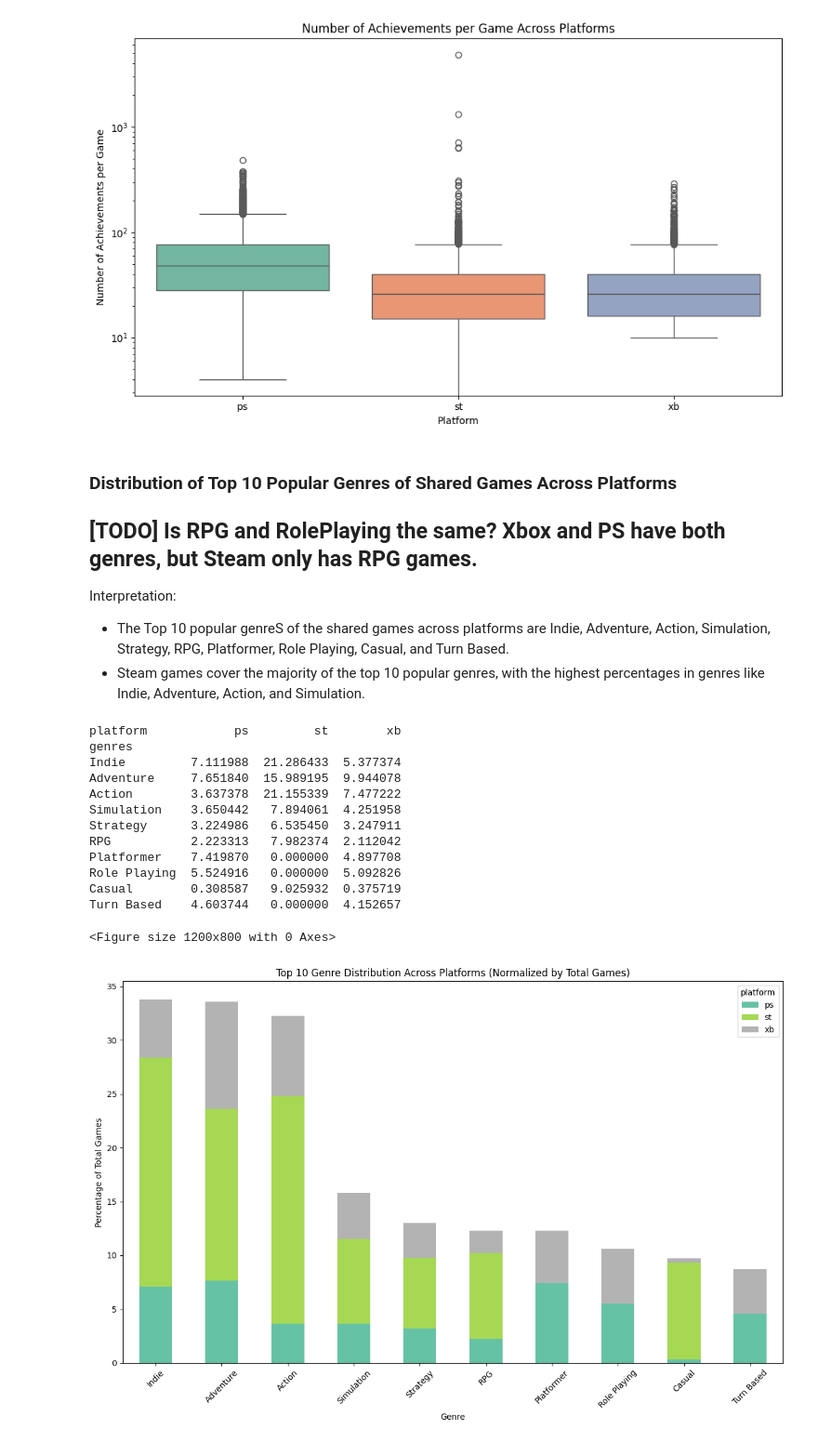
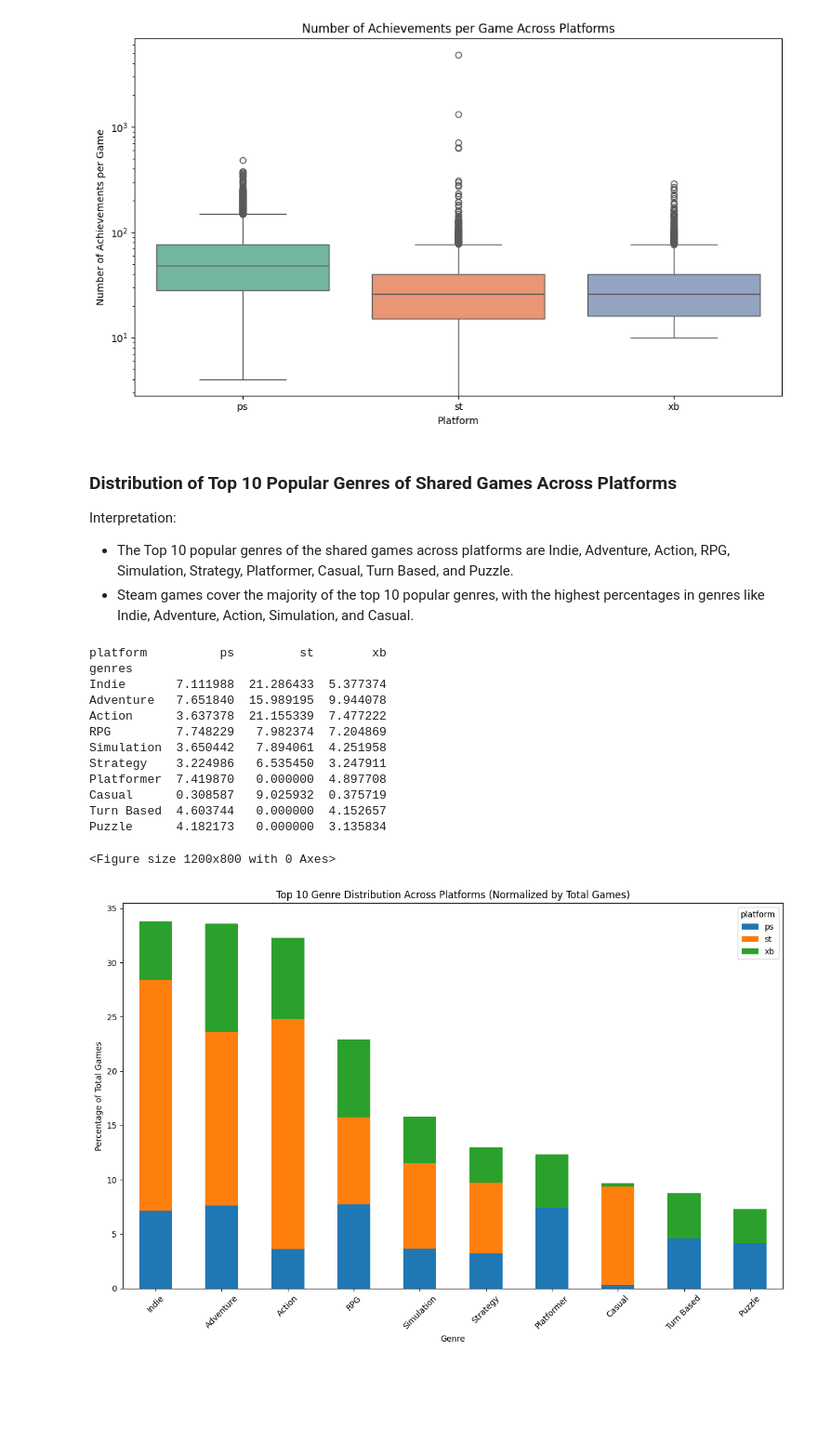
Before and after one commit to yfsongum/video_games_analysis_2025, a Jupyter notebook: SI_618_Project.ipynb, the cells around one changed output. Shown at 93% size. Saved outputs shown, nothing was run; the diff lists cells and outputs as text; code cells hidden in the pictures; blank space fills up the shorter version.

Commit message:
added platform-based game visualizations

```diff
--- a/SI_618_Project.ipynb
+++ b/SI_618_Project.ipynb
@@ -935,58 +935,60 @@ Name: achievements_per_game, dtype: float64
 # %% [markdown]
 ### Distribution of Top 10 Popular Genres of Shared Games Across Platforms
 
-## **[TODO]** Is RPG and RolePlaying the same? Xbox and PS have both genres, but Steam only has RPG games.
-
 Interpretation:
-- The Top 10 popular genreS of the shared games across platforms are Indie, Adventure, Action, Simulation, Strategy, RPG, Platformer, Role Playing, Casual, and Turn Based.
-- Steam games cover the majority of the top 10 popular genres, with the highest percentages in genres like Indie, Adventure, Action, and Simulation.
+- The Top 10 popular genres of the shared games across platforms are Indie, Adventure, Action, RPG, Simulation, Strategy, Platformer, Casual, Turn Based, and Puzzle.
+- Steam games cover the majority of the top 10 popular genres, with the highest percentages in genres like Indie, Adventure, Action, Simulation, and Casual.
 # %%
 ### Stacked barplot visualizing the distribution of the top 10 genres across different platforms
 
 # Clean and explode genres into separate rows
 tidy_game_info['genres'] = tidy_game_info['genres'].apply(lambda x: x.strip("[]").replace("'", '').split(', ') if isinstance(x, str) else x)
 tidy_game_info = tidy_game_info.explode('genres')
+
+# Replace 'Role Playing' genre with 'RPG' genre
+tidy_game_info['genres'] = tidy_game_info['genres'].replace({'Role Playing': 'RPG'})
 
 # Normalize genre counts by the total number of games on each platform
 total_games_per_platform = tidy_game_info['platform'].value_counts()
 genre_counts_per_platform = tidy_game_info.groupby(['platform', 'genres']).size().reset_index(name='count')
 genre_counts_per_platform['percentage'] = genre_counts_per_platform.apply(
     lambda row: row['count'] / total_games_per_platform[row['platform']] * 100, axis=1
 )
 
 # Select top 10 genres
 top_10_genres = genre_counts_per_platform.groupby('genres')['percentage'].sum().sort_values(ascending=False).head(10).index
 top_10_genre_data = genre_counts_per_platform[genre_counts_per_platform['genres'].isin(top_10_genres)]
 
+tidy_game_info['genres'] = tidy_game_info['genres'].replace({'Role Playing': 'RPG'})
 # Pivot the data to prepare for stacking by platform with genres on the x-axis
 top_10_genre_data_pivot = top_10_genre_data.pivot_table(
     index='genres', columns='platform', values='percentage', aggfunc='sum', fill_value=0
 )
 top_10_genre_data_pivot = top_10_genre_data_pivot.loc[top_10_genres]
 print(top_10_genre_data_pivot)
 
 # Create a stacked bar plot
 plt.figure(figsize=(12, 8))
-top_10_genre_data_pivot.plot(kind='bar', stacked=True, colormap='Set2', figsize=(12, 8))
+top_10_genre_data_pivot.plot(kind='bar', stacked=True, figsize=(12, 8))
 
 plt.title('Top 10 Genre Distribution Across Platforms (Normalized by Total Games)')
 plt.xlabel('Genre')
 plt.ylabel('Percentage of Total Games')
 plt.xticks(rotation=45)
 plt.tight_layout()
 plt.show()
 # %% [output]
-platform            ps         st        xb
+platform          ps         st        xb
 genres
-Indie         7.111988  21.286433  5.377374
-Adventure     7.651840  15.989195  9.944078
-Action        3.637378  21.155339  7.477222
-Simulation    3.650442   7.894061  4.251958
-Strategy      3.224986   6.535450  3.247911
-RPG           2.223313   7.982374  2.112042
-Platformer    7.419870   0.000000  4.897708
-Role Playing  5.524916   0.000000  5.092826
-Casual        0.308587   9.025932  0.375719
-Turn Based    4.603744   0.000000  4.152657
+Indie       7.111988  21.286433  5.377374
+Adventure   7.651840  15.989195  9.944078
+Action      3.637378  21.155339  7.477222
+RPG         7.748229   7.982374  7.204869
+Simulation  3.650442   7.894061  4.251958
+Strategy    3.224986   6.535450  3.247911
+Platformer  7.419870   0.000000  4.897708
+Casual      0.308587   9.025932  0.375719
+Turn Based  4.603744   0.000000  4.152657
+Puzzle      4.182173   0.000000  3.135834
 <Figure size 1200x800 with 0 Axes>
-[figure, old version]
+[figure, new version]
```
Also changed, not shown: parts of 4 cells of this notebook.
